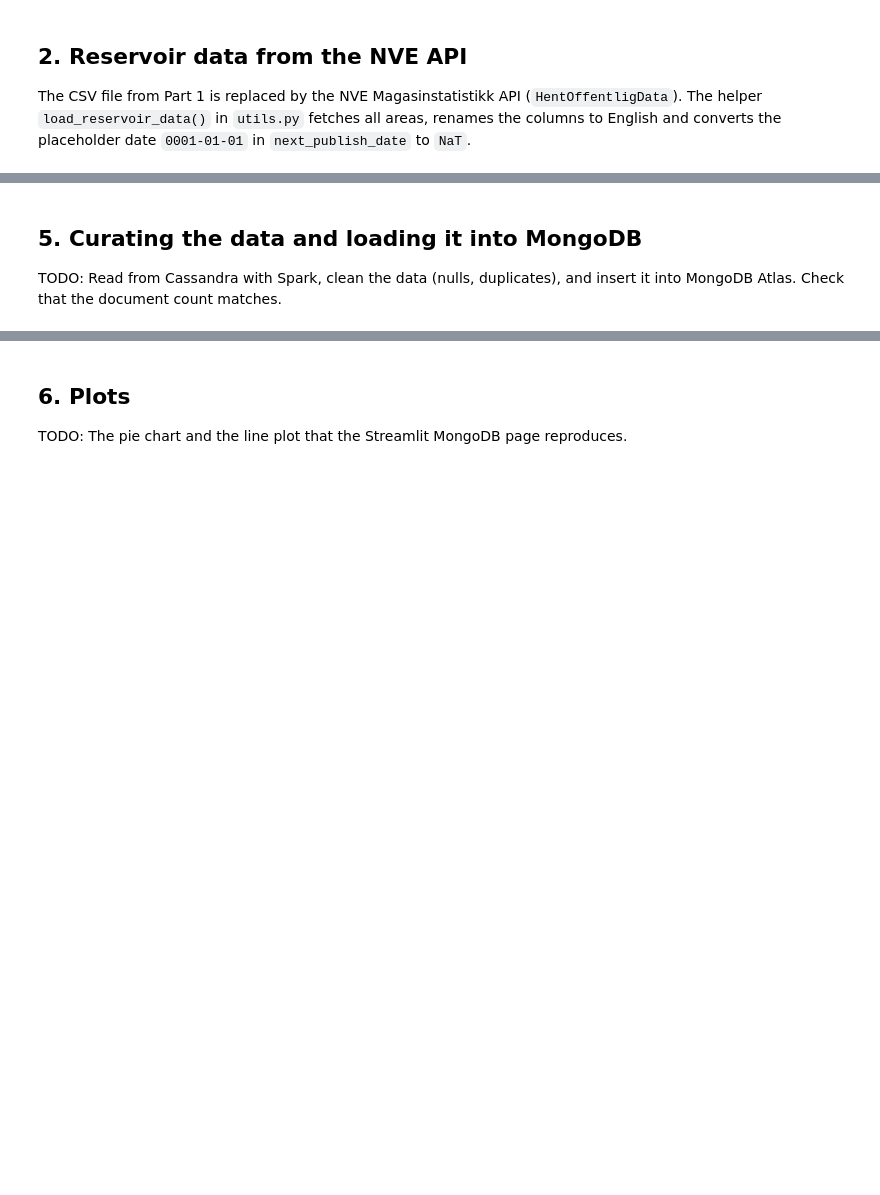
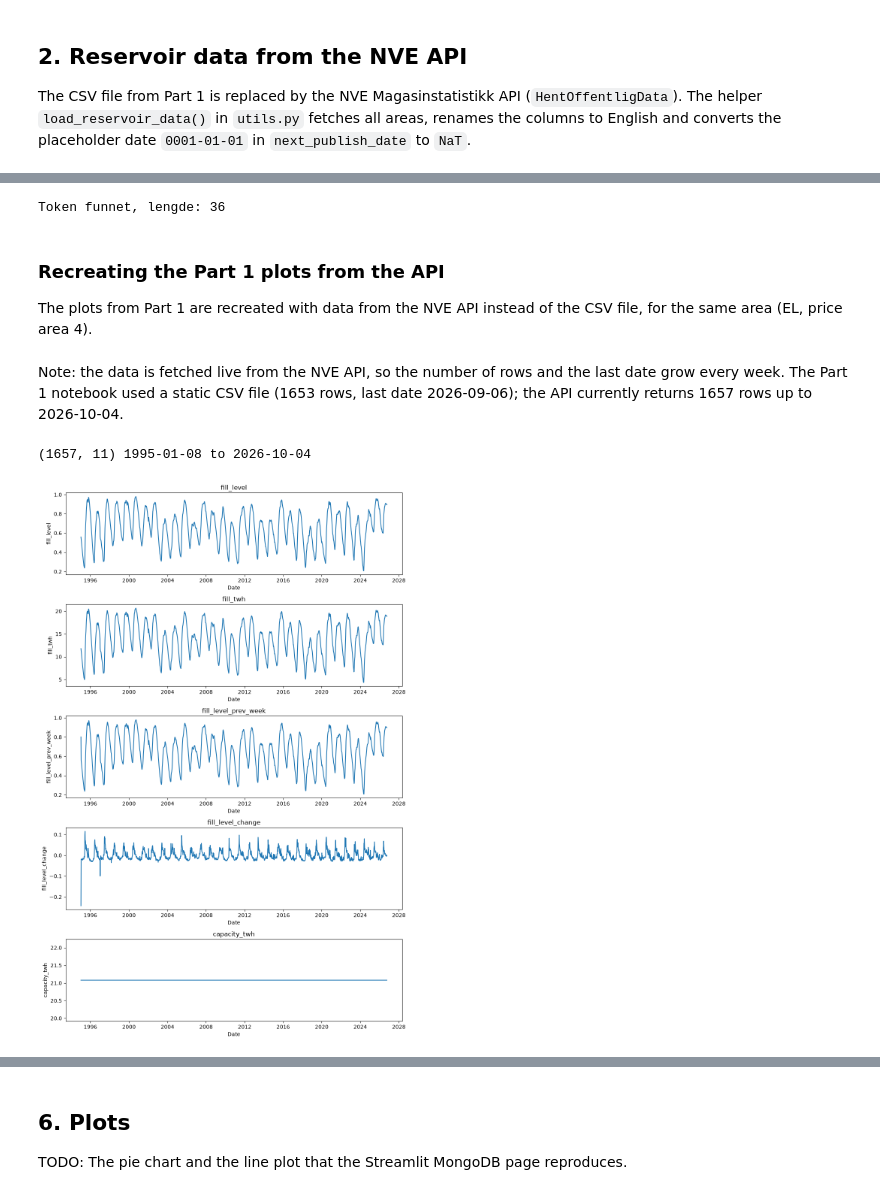
Before and after one commit to Kitteljl/IND320-app, a Jupyter notebook: IND320_part2.ipynb, the cells around one changed output, grey strips where cells are left out. Cells and saved outputs as stored; diff of their text form; code cells hidden in the pictures; blank space fills up the shorter version.

Commit message:
Part 2: NVE API, Cassandra/Spark, MongoDB, cross-border page

```diff
--- a/IND320_part2.ipynb
+++ b/IND320_part2.ipynb
@@ -62,5 +66,47 @@ to Cassandra with Spark and read it back to verify.
-# %% [markdown]
-## 5. Curating the data and loading it into MongoDB
-
-TODO: Read from Cassandra with Spark, clean the data (nulls, duplicates), and insert it
-into MongoDB Atlas. Check that the document count matches.
+# %%
+from config import get_secret
+tok = get_secret("entsoe", "token")
+print("Token funnet, lengde:", len(tok))
+# %% [output]
+Token funnet, lengde: 36
+# %% [markdown]
+### Recreating the Part 1 plots from the API
+
+The plots from Part 1 are recreated with data from the NVE API instead of the CSV file,
+for the same area (EL, price area 4).
+# %% [markdown]
+Note: the data is fetched live from the NVE API, so the number of rows and the last
+date grow every week. The Part 1 notebook used a static CSV file (1653 rows, last date
+2026-09-06); the API currently returns 1657 rows up to 2026-10-04.
+# %%
+# Same area as in Part 1: price area 4, sorted chronologically
+AREA_OF_INTEREST = 4
+df4 = (
+    df[(df["area_type"] == "EL") & (df["area_number"] == AREA_OF_INTEREST)]
+    .sort_values("date")
+    .reset_index(drop=True)
+)
+print(df4.shape, df4["date"].min().date(), "to", df4["date"].max().date())
+# %% [output]
+(1657, 11) 1995-01-08 to 2026-10-04
+# %%
+numeric_cols = [
+    "fill_level",
+    "fill_twh",
+    "fill_level_prev_week",
+    "fill_level_change",
+    "capacity_twh",
+]
+
+fig, axes = plt.subplots(len(numeric_cols), 1, figsize=(10, 3 * len(numeric_cols)))
+
+for ax, col in zip(axes, numeric_cols):
+    ax.plot(df4["date"], df4[col])
+    ax.set_title(col)
+    ax.set_xlabel("Date")
+    ax.set_ylabel(col)
+
+plt.tight_layout()
+plt.show()
+# %% [output]
+[figure, added]
```
Also changed, not shown: parts of 20 cells of this notebook, 5 other files.
